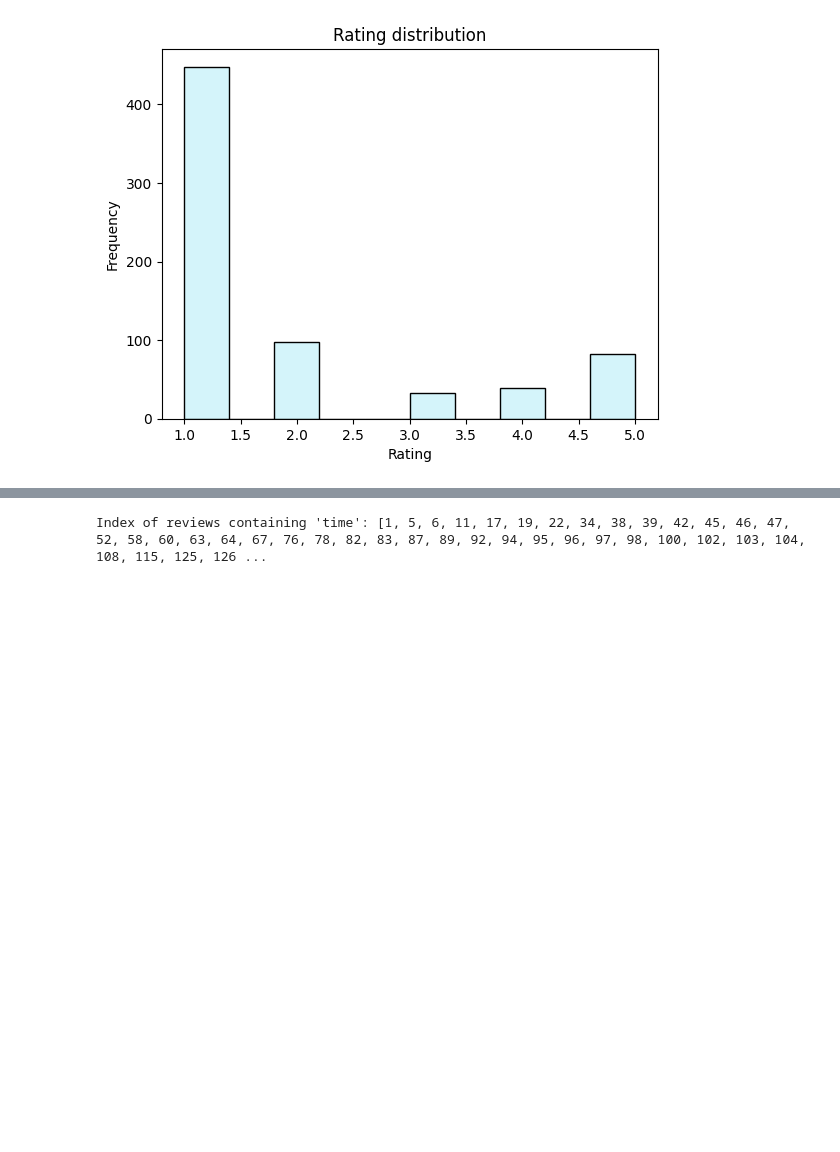
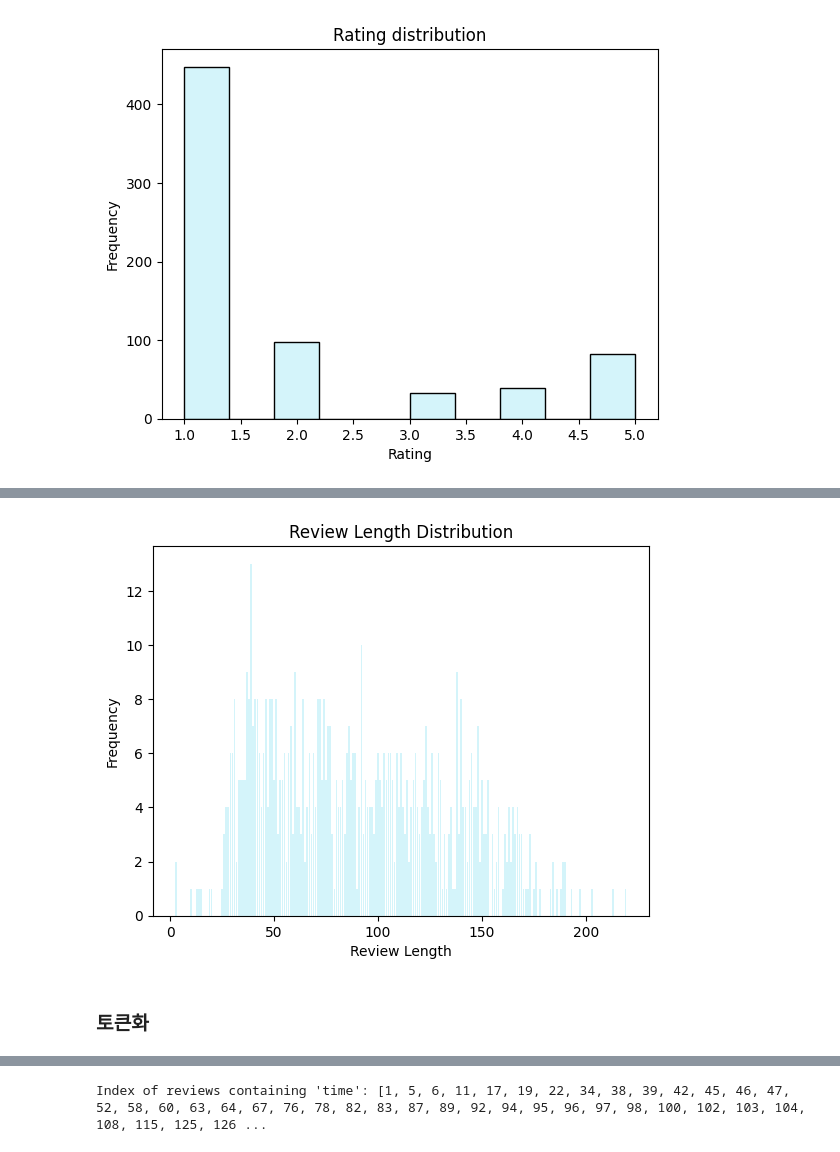
Before and after one commit to rich-hyun/Kuggle_9th_team_SAMTARBUCKS, a Jupyter notebook: 분류_프로젝트.ipynb, the cells around one changed output, grey strips where cells are left out. Cells and saved outputs as stored; diff of their text form; code cells hidden in the pictures; blank space fills up the shorter version.

```diff
--- a/분류_프로젝트.ipynb
+++ b/분류_프로젝트.ipynb
@@ -237,3 +280,25 @@ plt.show()
+# %%
+import matplotlib.pyplot as plt
+from collections import Counter
+
+def plot_review_length_distribution(texts):
+    # 리뷰 길이를 계산하여 Counter 객체 생성
+    review_lengths = [len(sentence.split()) for sentence in texts]
+    length_counts = Counter(review_lengths)
+
+    # 그래프 생성
+    plt.bar(length_counts.keys(), length_counts.values(), color='#D4F4FA')
+    plt.title('Review Length Distribution')
+    plt.xlabel('Review Length')
+    plt.ylabel('Frequency')
+    plt.show()
+
+# 문장 길이 분포 시각화
+plot_review_length_distribution(df['Review'])
+# %% [output]
+[figure, added]
+# %% [markdown]
+### 토큰화
 # %%
 # 토큰화 위한 import
 import nltk
```
Also changed, not shown: parts of 19 cells of this notebook.
